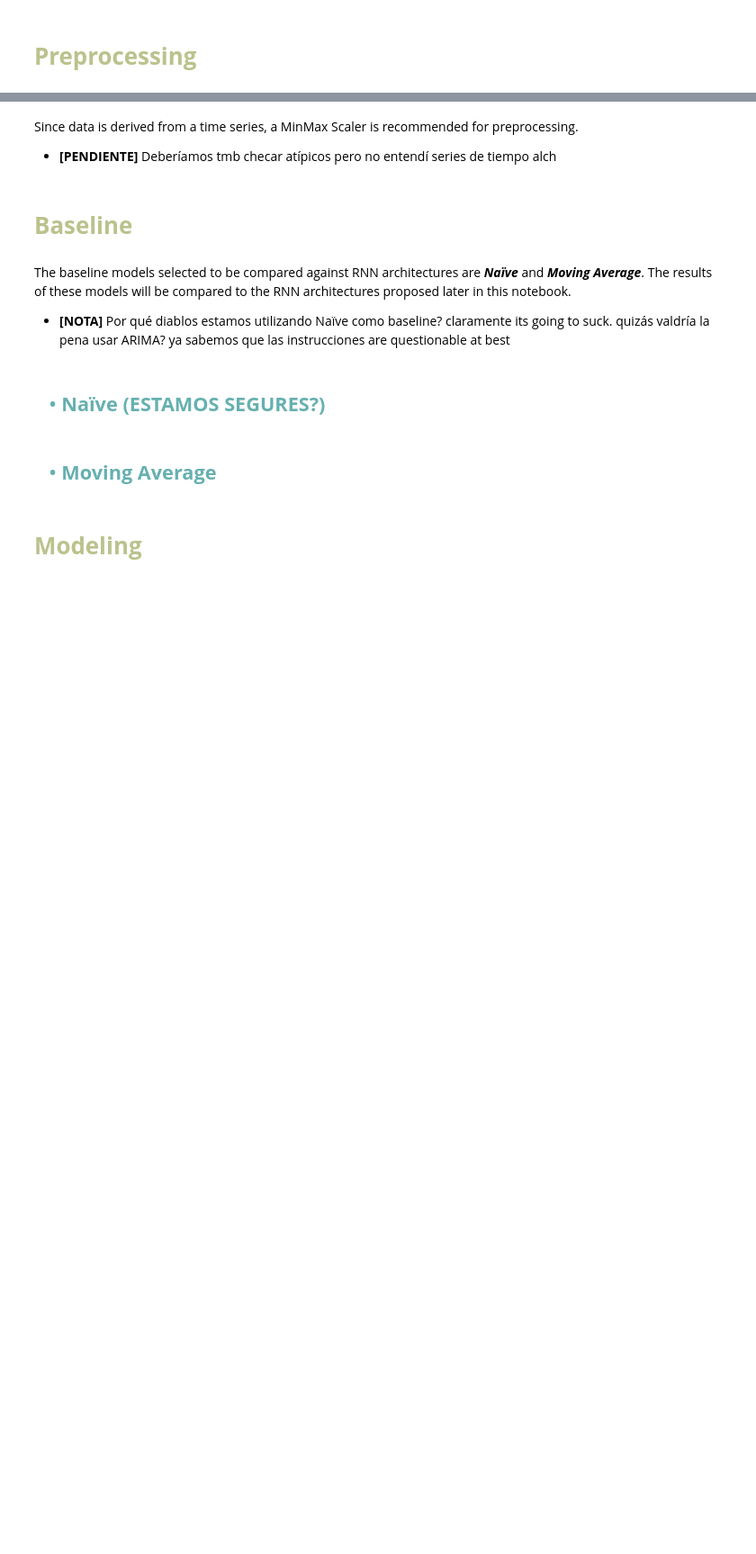
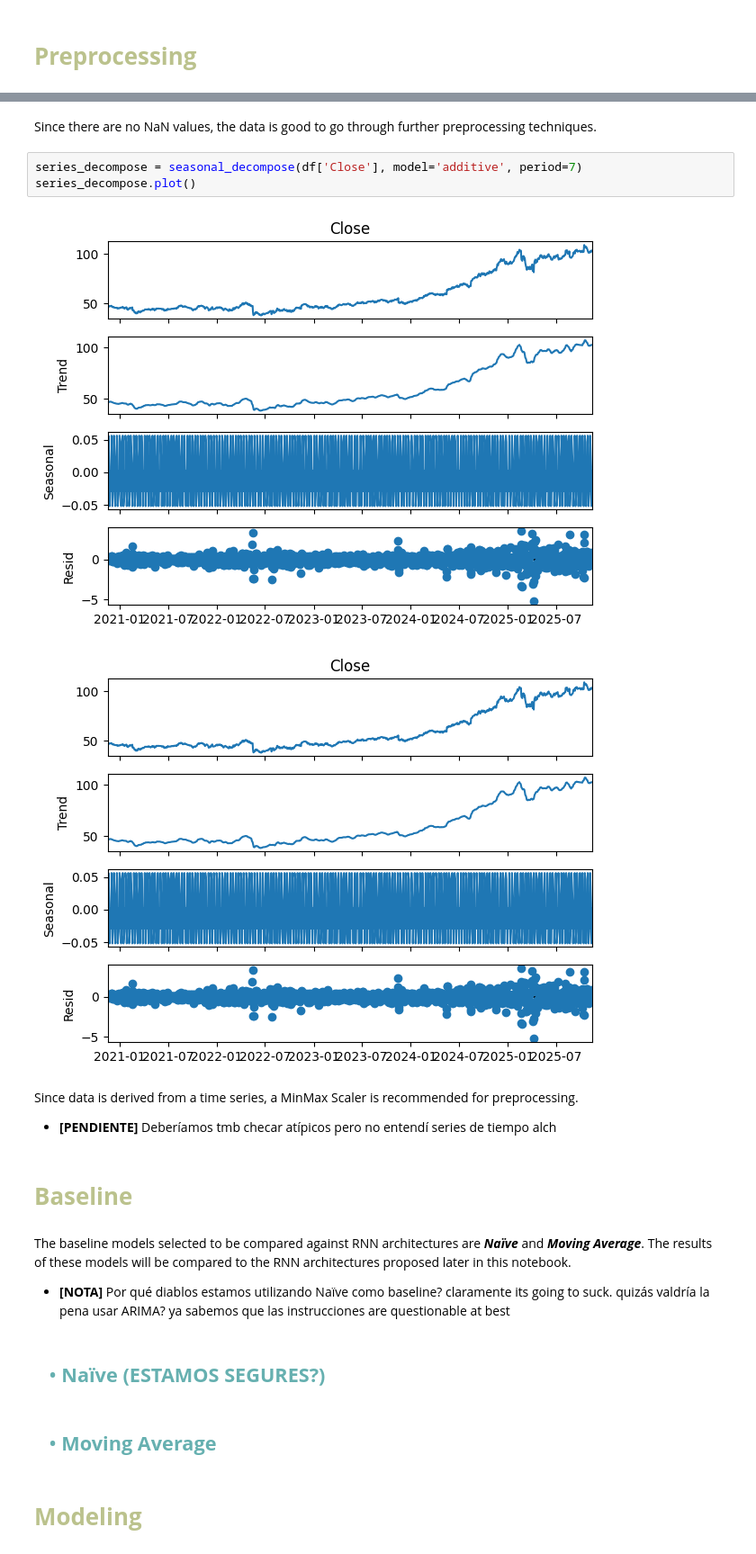
Before and after one commit to ch0fas/ML_Projects, a Jupyter notebook: L3_StockExchange/stock_exchange_forecasting.ipynb, the cells around one changed output, grey strips where cells are left out. Shown at 90% size. Drawn from its saved outputs; the diff is of its cells as text; blank space fills up the shorter version.

Commit message:
lord please help me with preprocessing

```diff
--- a/L3_StockExchange/stock_exchange_forecasting.ipynb
+++ b/L3_StockExchange/stock_exchange_forecasting.ipynb
@@ -136,3 +152,11 @@ mpf.plot(
+# %% [markdown]
+Since there are no NaN values, the data is good to go through further preprocessing techniques.
+# %%
+series_decompose = seasonal_decompose(df['Close'], model='additive', period=7)
+series_decompose.plot()
+# %% [output]
+[figure, added]
+[figure, added]
 # %% [markdown]
 Since data is derived from a time series, a MinMax Scaler is recommended for preprocessing.
 
```
Also changed, not shown: parts of 4 cells of this notebook.
